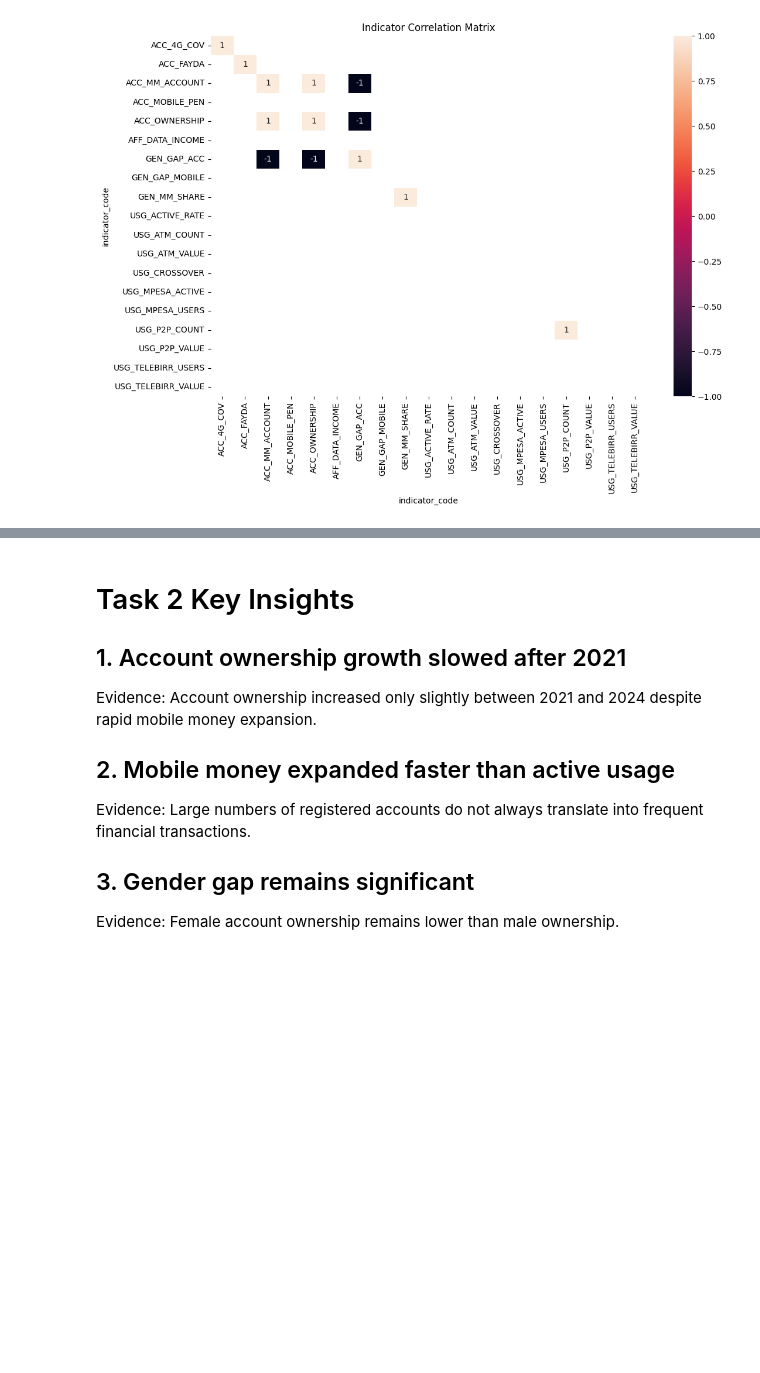
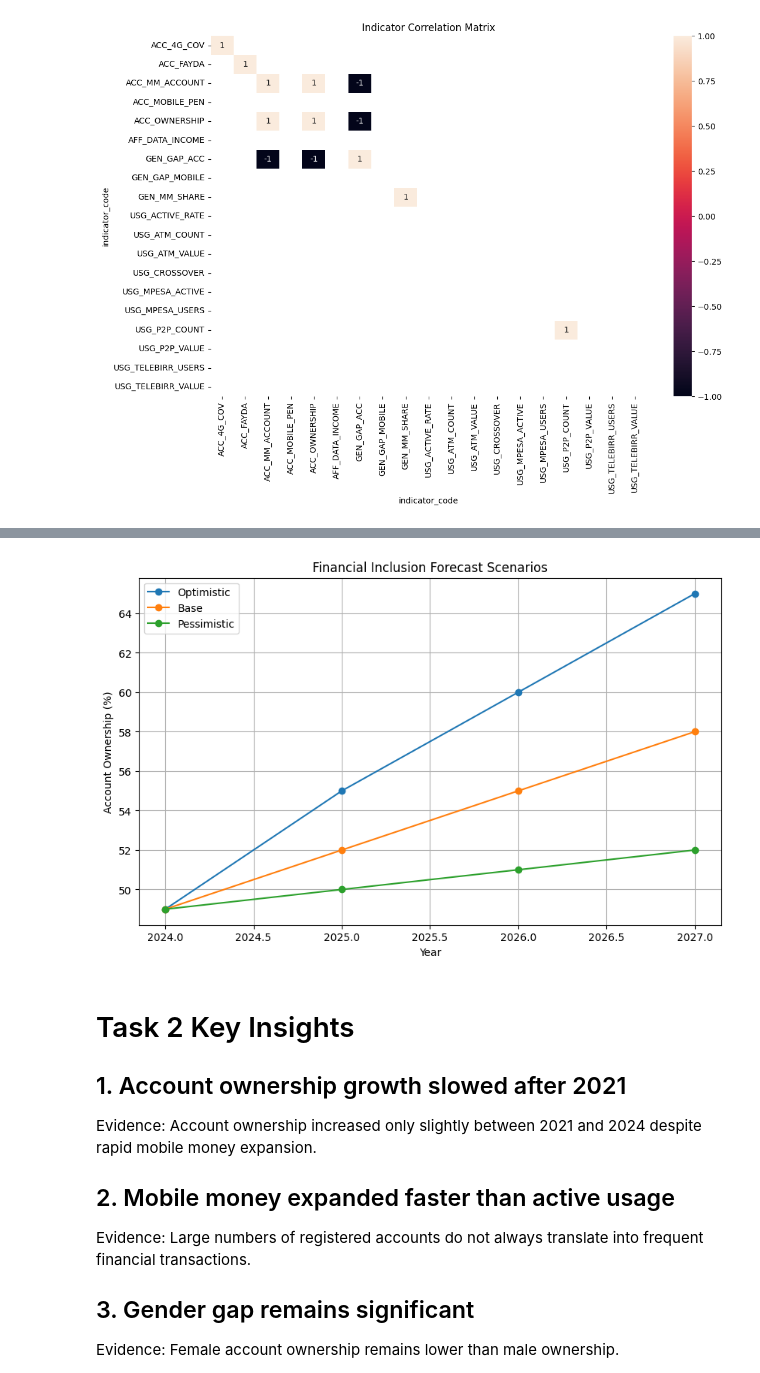
Before and after one commit to hareg10academy21-byte/ETHIOPIA-FI-FORECAST, a Jupyter notebook: notebooks/02_exploratory_data_analysis.ipynb, the cells around one changed output, grey strips where cells are left out. Saved outputs shown, nothing was run; the diff lists cells and outputs as text; code cells hidden in the pictures; blank space fills up the shorter version.

```diff
--- a/notebooks/02_exploratory_data_analysis.ipynb
+++ b/notebooks/02_exploratory_data_analysis.ipynb
@@ -522,3 +552,43 @@ plt.show()
+# %%
+years=[2024,2025,2026,2027
+]
+
+optimistic=[49,55,60,65
+]
+
+base=[49,52,55,58
+]
+
+pessimistic=[49,50,51,52
+]
+
+plt.figure(figsize=(10,6))
+
+plt.plot(years,optimistic,marker="o",label="Optimistic"
+)
+
+plt.plot(years,base,marker="o",label="Base"
+)
+
+plt.plot(years,pessimistic,marker="o",label="Pessimistic"
+)
+
+plt.title("Financial Inclusion Forecast Scenarios"
+)
+
+plt.xlabel("Year"
+)
+
+plt.ylabel("Account Ownership (%)"
+)
+
+plt.legend()
+
+plt.grid(True)
+
+plt.show()
+# %% [output]
+[figure, added]
 # %% [markdown]
 # Task 2 Key Insights
 
```
Also changed, not shown: parts of 1 cell of this notebook, 2 other files.
